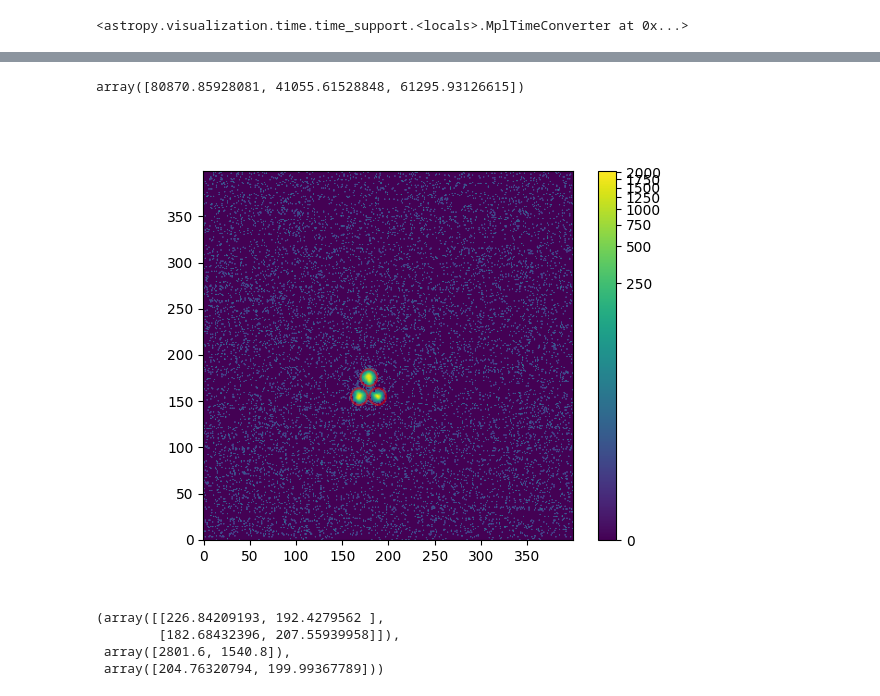
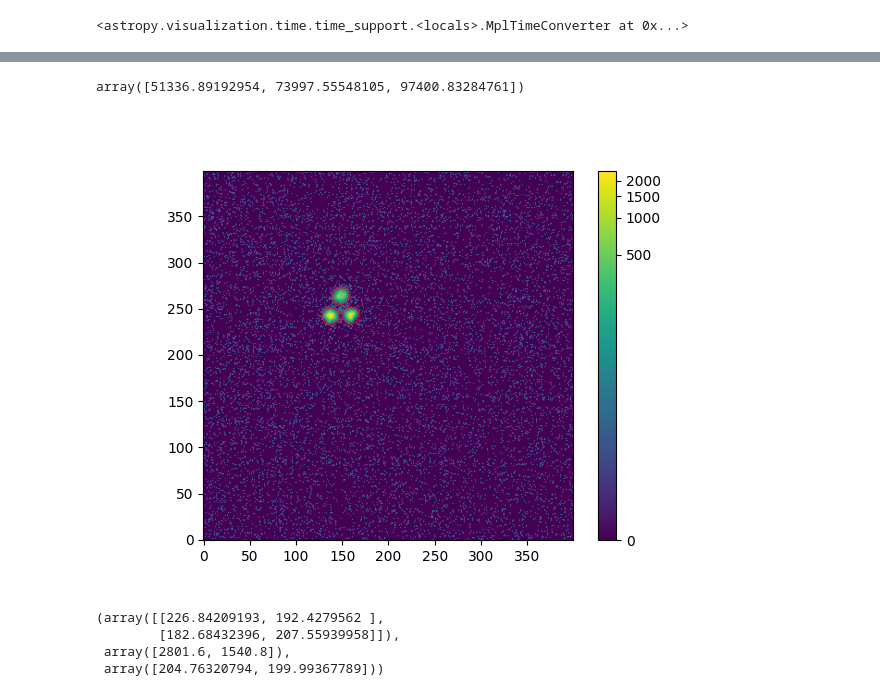
Before and after one commit to tepickering/ser_utils, a Jupyter notebook: notebooks/hdimm_dev.ipynb, the cells around one changed output, grey strips where cells are left out. Saved outputs shown, nothing was run; the diff lists cells and outputs as text; code cells hidden in the pictures.

```diff
--- a/notebooks/hdimm_dev.ipynb
+++ b/notebooks/hdimm_dev.ipynb
@@ -82,12 +97,12 @@ array([157.2196, 157.3518, 157.8135, ..., 157.5162, 157.4143, 157.9766])
 # %%
 ap_im = np.mean(d["data"][:1], axis=0)
-aps = find_apertures(ap_im, fwhm=9, ap_size=9, plot=True)
+aps = find_apertures(ap_im, fwhm=11, ap_size=9, plot=True)
 ap_stats = ApertureStats(ap_im, aps[0])
 np.mean(ap_stats.centroid, axis=0), (ap_stats.max.max() > 16000),
 ap_stats.sum
 # %% [output]
-array([80870.85928081, 41055.61528848, 61295.93126615])
+array([51336.89192954, 73997.55548105, 97400.83284761])
-[figure, old version]
+[figure, new version]
 # %%
 ave_im = np.mean(d['data'][:10], axis=0)
 aps = find_apertures(ave_im, brightest=2)
```
Also changed, not shown: parts of 10 cells of this notebook, 1 other file.
